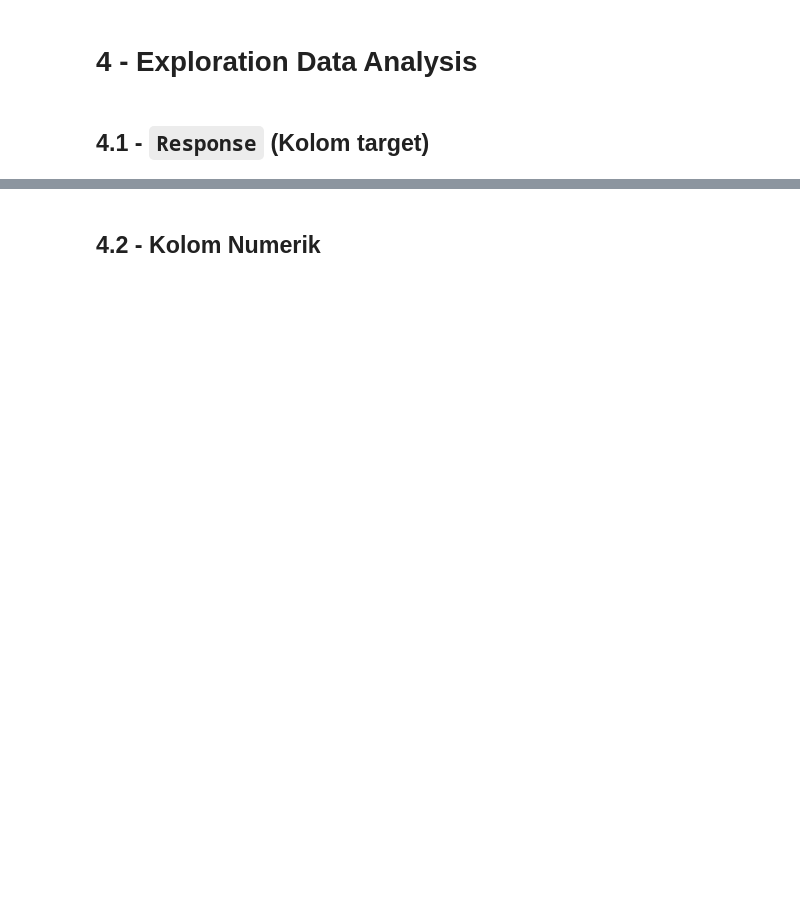
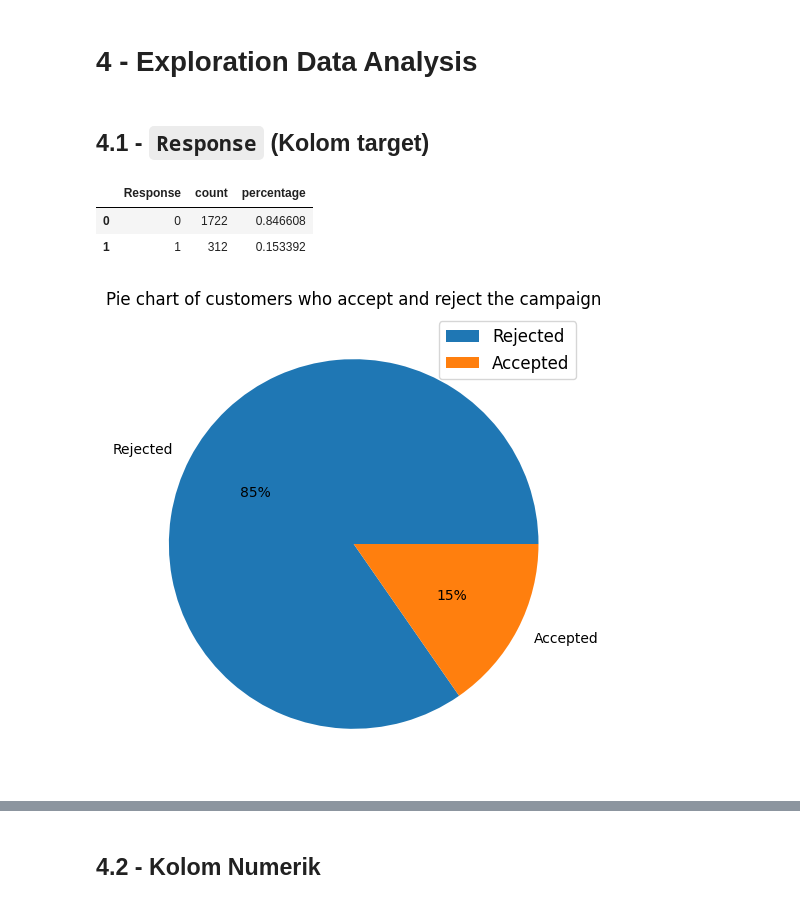
Before and after one commit to FTDS-assignment-bay/p2-final-project-ftds-002-sby-group-001, a Jupyter notebook: EDA.ipynb, the cells around one changed output, grey strips where cells are left out. Saved outputs shown, nothing was run; the diff lists cells and outputs as text; code cells hidden in the pictures; blank space fills up the shorter version.

```diff
--- a/EDA.ipynb
+++ b/EDA.ipynb
@@ -253,3 +258,24 @@ df.describe().T
 # 4 - Exploration Data Analysis
 # %% [markdown]
 ## 4.1 - `Response` (Kolom target)
+# %%
+target = df["Response"].value_counts().reset_index()
+persen = df["Response"].value_counts(normalize=True).reset_index()
+target["percentage"] = persen["proportion"]
+target
+# %% [output]
+|  | Response | count | percentage |
+| 0 | 0 | 1722 | 0.846608 |
+| 1 | 1 | 312 | 0.153392 |
+# %%
+plt.figure(figsize=(8,6))
+
+plt.pie(target["percentage"], labels = ['Rejected','Accepted'], autopct='%.0f%%')
+plt.title("Pie chart of customers who accept and reject the campaign")
+plt.xticks(fontsize=12)
+plt.yticks(fontsize=12)
+plt.legend(fontsize=12)
+
+plt.show()
+# %% [output]
+[figure, added]
```
Also changed, not shown: parts of 46 cells of this notebook.
